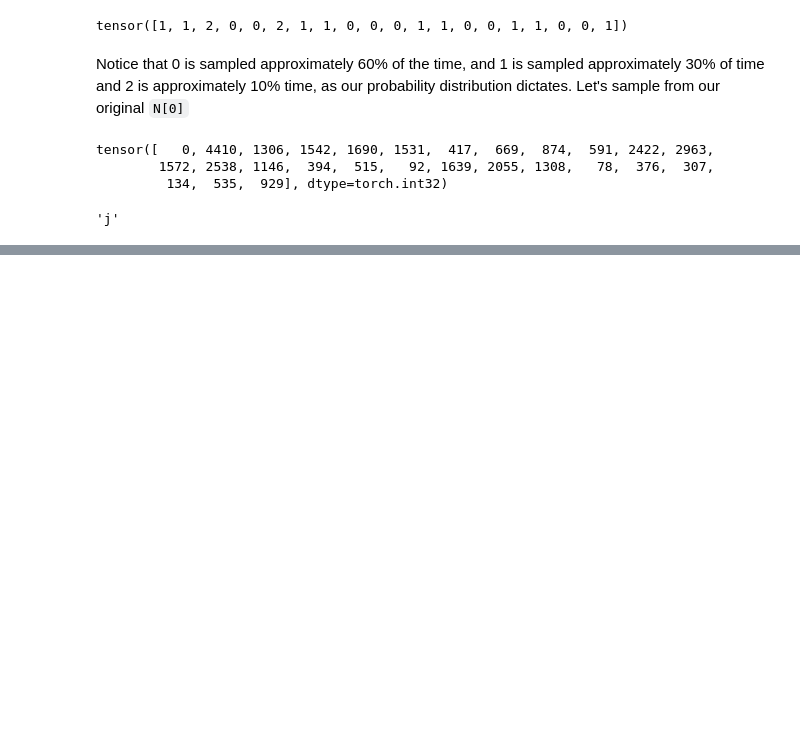
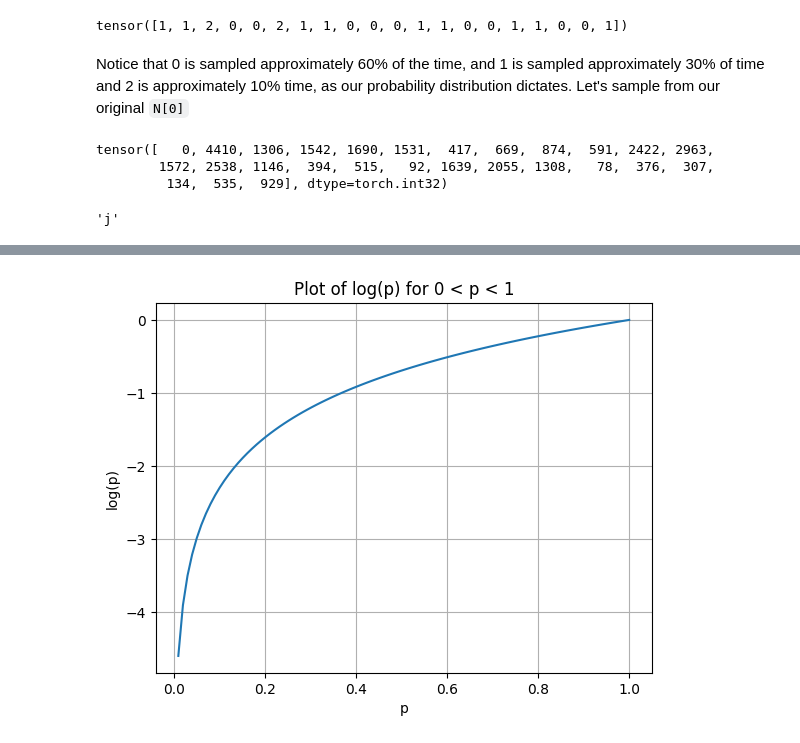
Before and after one commit to mandliya/dailyLearning, a Jupyter notebook: notebooks/MakeMore_Extended.ipynb, the cells around one changed output, grey strips where cells are left out. Saved outputs shown, nothing was run; the diff lists cells and outputs as text; code cells hidden in the pictures; blank space fills up the shorter version.

```diff
--- a/notebooks/MakeMore_Extended.ipynb
+++ b/notebooks/MakeMore_Extended.ipynb
@@ -180,0 +430,19 @@ So we sampled `j` as our first character. Looking at the matrix above it makes s
+# %%
+import numpy as np
+import matplotlib.pyplot as plt
+
+# Generate values for p
+p = np.linspace(0, 1, 100)  # Generate 100 equally spaced values between 0 and 1
+
+# Calculate log(p)
+log_p = np.log(p)
+
+# Plot log(p)
+plt.plot(p, log_p)
+plt.xlabel('p')
+plt.ylabel('log(p)')
+plt.title('Plot of log(p) for 0 < p < 1')
+plt.grid(True)
+plt.show()
+# %% [output]
+[figure, added]
```
Also changed, not shown: parts of 44 cells of this notebook.
